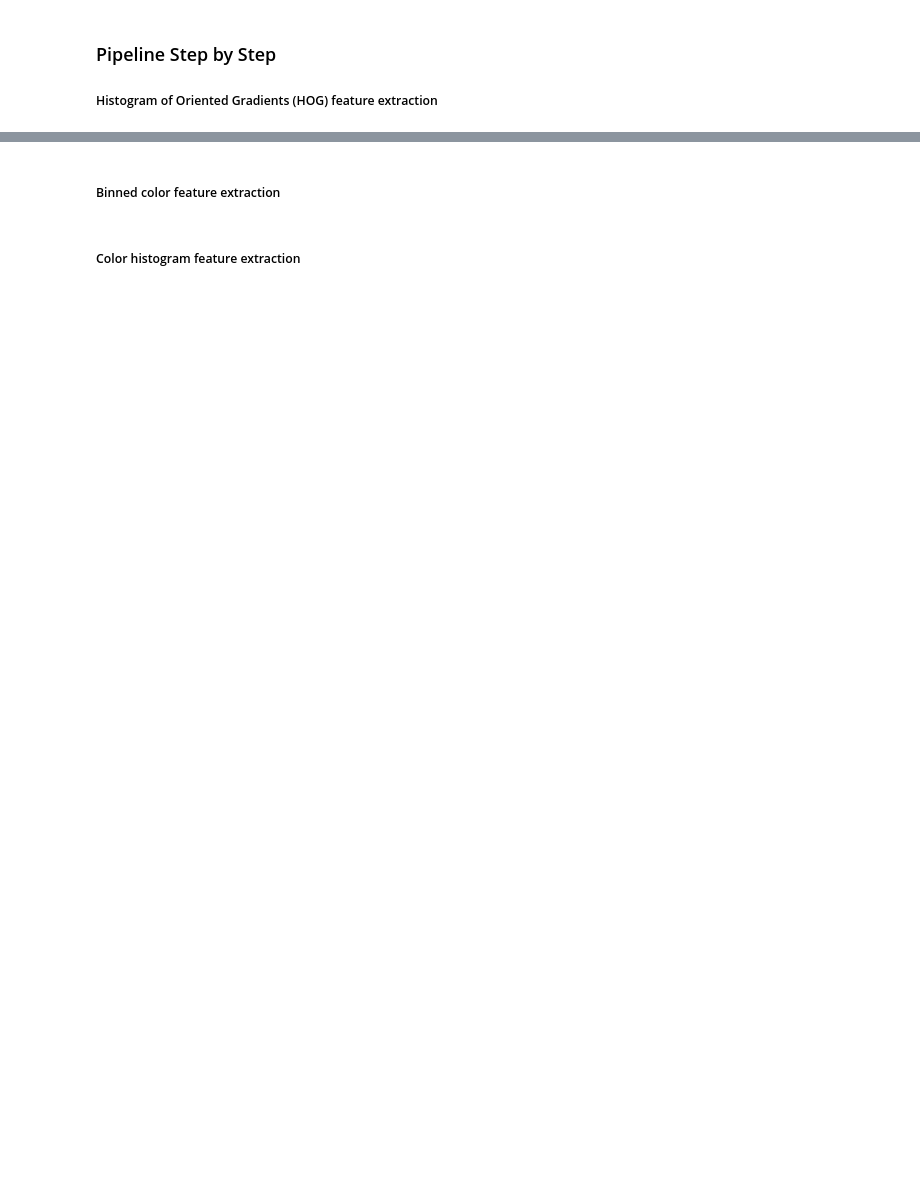
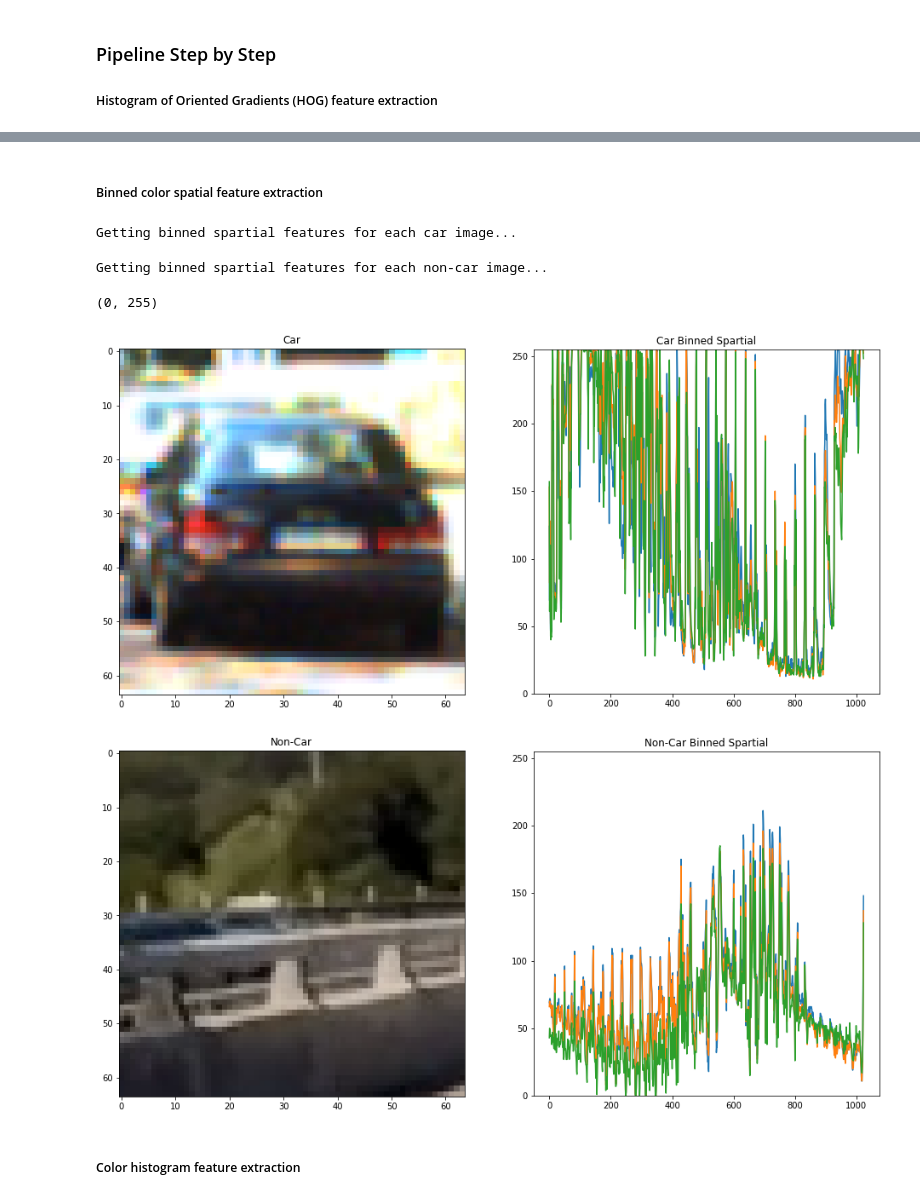
Before and after one commit to tigerinus/CarND-Vehicle-Detection, a Jupyter notebook: VehicleDetection.ipynb, the cells around one changed output, grey strips where cells are left out. Cells and saved outputs as stored; diff of their text form; code cells hidden in the pictures; blank space fills up the shorter version.

```diff
--- a/VehicleDetection.ipynb
+++ b/VehicleDetection.ipynb
@@ -179,4 +224,47 @@ for img in original_images:
 # %% [markdown]
-##### Binned color feature extraction
+##### Binned color spatial feature extraction
+# %%
+car_bin_features_list = []
+non_car_bin_features_list = []
+
+print('Getting binned spartial features for each car image...')
+for img in tqdm(car_images):
+    features = bin_spatial(img, size=(spatial_size, spatial_size))
+    car_bin_features_list.append(features)
+
+#Example - Car
+f = plt.figure(figsize=figure_size)
+f.add_subplot(1,2,1)
+plt.title('Car')
+plt.imshow(car_images[-1])
+
+ax = f.add_subplot(1,2,2)
+ax.set_aspect(4.4)
+plt.title('Car Binned Spartial')
+plt.plot(features.reshape((-1, spatial_size ** 2)).T)
+ax.set_ylim([0, 255])
+
+print('Getting binned spartial features for each non-car image...')
+for img in tqdm(non_car_images):
+    features = bin_spatial(img, size=(spatial_size, spatial_size))
+    non_car_bin_features_list.append(features)
+
+#Example - Non-Car
+f = plt.figure(figsize=figure_size)
+f.add_subplot(1,2,1)
+plt.title('Non-Car')
+plt.imshow(non_car_images[-1])
+
+ax = f.add_subplot(1,2,2)
+ax.set_aspect(4.4)
+plt.title('Non-Car Binned Spartial')
+plt.plot(features.reshape((-1, spatial_size ** 2)).T)
+ax.set_ylim([0, 255])
+# %% [output]
+Getting binned spartial features for each car image...
+Getting binned spartial features for each non-car image...
+(0, 255)
+[figure, added]
+[figure, added]
 # %% [markdown]
 ##### Color histogram feature extraction
```
Also changed, not shown: parts of 7 cells of this notebook, 1 other file.
